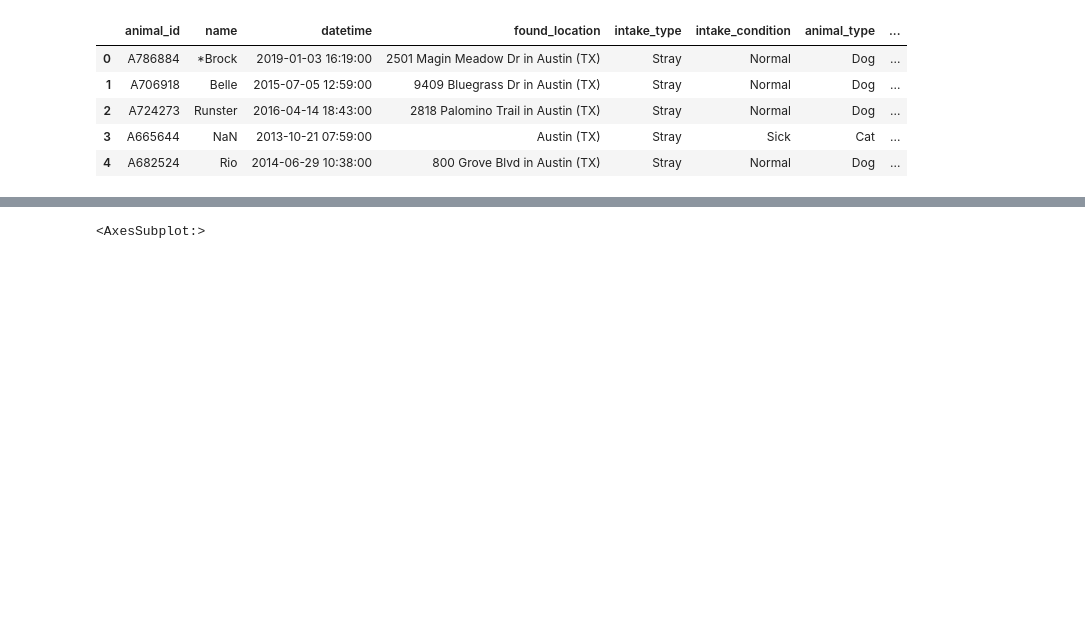
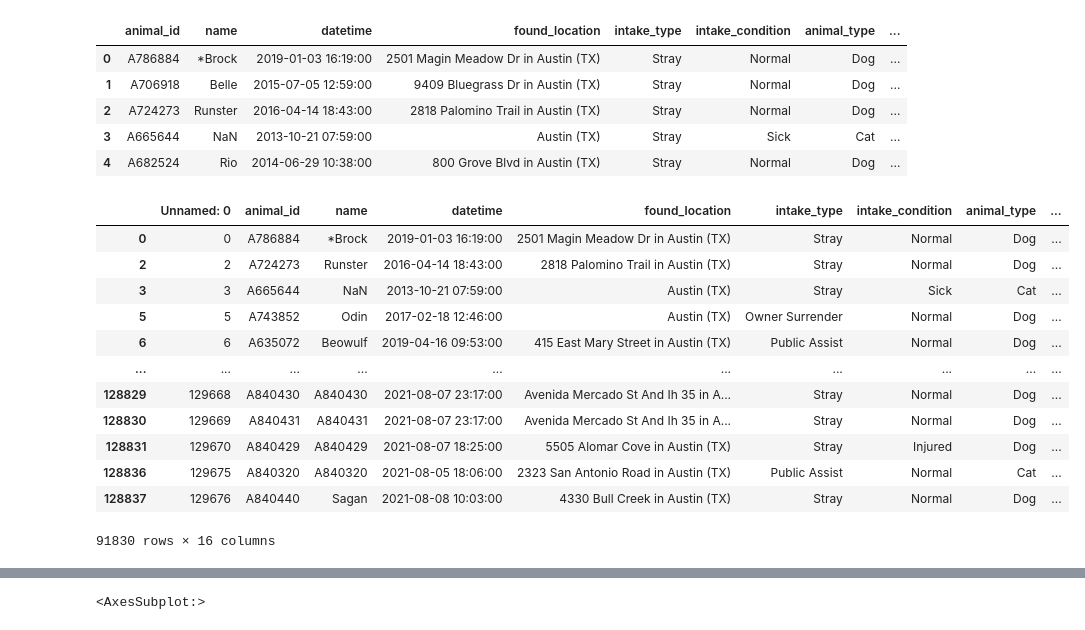
Before and after one commit to bpberry0324/animal_shelter_outcomes, a Jupyter notebook: scrap/katie - 02_initial_eda.ipynb, the cells around one changed output, grey strips where cells are left out. Cells and saved outputs as stored; diff of their text form; code cells hidden in the pictures; blank space fills up the shorter version.

```diff
--- a/scrap/katie - 02_initial_eda.ipynb
+++ b/scrap/katie - 02_initial_eda.ipynb
@@ -3,8 +3,8 @@ import pandas as pd
 import numpy as np
 import matplotlib.pyplot as plt
 # %%
-outcomes = pd.read_csv('././datasets/outcomes_initial.csv')
-intakes = pd.read_csv('././datasets/intakes_initial.csv')
+outcomes = pd.read_csv('.././datasets/outcomes_initial.csv')
+intakes = pd.read_csv('.././datasets/intakes_initial.csv')
 # %%
 outcomes.sort_values(by='animal_id').head()
 # %% [output]
@@ -333,3 +333,9 @@ intakes[intakes['animal_type']=='Cat' ].groupby(['intake_type']).count().sort_va
 # %%
 intakes.drop(columns = ['Unnamed: 0'], inplace=True)
 outcomes.drop(columns = ['Unnamed: 0'], inplace=True)
+# %%
+for i in range(len(intakes['sex_upon_intake'])):
+    if len(intakes['sex_upon_intake'][i])==1:
+           intakes['sex_unknown'][i] = 1
+    else:
+           intakes['sex_unknown'][i] = 1
@@ -339,6 +347,8 @@ intakes['is_neutered'] = intakes['sex_upon_intake'].str.split(' ').str[0]
 
 outcomes['is_male'] = outcomes['sex_upon_outcome'].str.split(' ').str[1]
 outcomes['is_neutered'] = outcomes['sex_upon_outcome'].str.split(' ').str[0]
+# %%
+intakes['is_male'] = (intakes['is_male'] == 'Male').astype(int)
 # %%
 intakes['is_male'] = (intakes['is_male'] == 'Male').astype(int)
 intakes['is_neutered'] = (intakes['is_neutered'] != 'Intact').astype(int)
@@ -363,3 +373,19 @@ intakes.head()
 | 2 | A724273 | Runster | 2016-04-14 18:43:00 | 2818 Palomino Trail in Austin (TX) | Stray | Normal | Dog | ... |
 | 3 | A665644 | NaN | 2013-10-21 07:59:00 | Austin (TX) | Stray | Sick | Cat | ... |
 | 4 | A682524 | Rio | 2014-06-29 10:38:00 | 800 Grove Blvd in Austin (TX) | Stray | Normal | Dog | ... |
+# %%
+intakes[intakes['breed'].str.contains('Mix')]
+# %% [output]
+|  | Unnamed: 0 | animal_id | name | datetime | found_location | intake_type | intake_condition | animal_type | ... |
+| 0 | 0 | A786884 | *Brock | 2019-01-03 16:19:00 | 2501 Magin Meadow Dr in Austin (TX) | Stray | Normal | Dog | ... |
+| 2 | 2 | A724273 | Runster | 2016-04-14 18:43:00 | 2818 Palomino Trail in Austin (TX) | Stray | Normal | Dog | ... |
+| 3 | 3 | A665644 | NaN | 2013-10-21 07:59:00 | Austin (TX) | Stray | Sick | Cat | ... |
+| 5 | 5 | A743852 | Odin | 2017-02-18 12:46:00 | Austin (TX) | Owner Surrender | Normal | Dog | ... |
+| 6 | 6 | A635072 | Beowulf | 2019-04-16 09:53:00 | 415 East Mary Street in Austin (TX) | Public Assist | Normal | Dog | ... |
+| ... | ... | ... | ... | ... | ... | ... | ... | ... | ... |
+| 128829 | 129668 | A840430 | A840430 | 2021-08-07 23:17:00 | Avenida Mercado St And Ih 35 in A... | Stray | Normal | Dog | ... |
+| 128830 | 129669 | A840431 | A840431 | 2021-08-07 23:17:00 | Avenida Mercado St And Ih 35 in A... | Stray | Normal | Dog | ... |
+| 128831 | 129670 | A840429 | A840429 | 2021-08-07 18:25:00 | 5505 Alomar Cove in Austin (TX) | Stray | Injured | Dog | ... |
+| 128836 | 129675 | A840320 | A840320 | 2021-08-05 18:06:00 | 2323 San Antonio Road in Austin (TX) | Public Assist | Normal | Cat | ... |
+| 128837 | 129676 | A840440 | Sagan | 2021-08-08 10:03:00 | 4330 Bull Creek in Austin (TX) | Stray | Normal | Dog | ... |
+91830 rows × 16 columns
```
Also changed, not shown: parts of 4 cells of this notebook, 3 other files.
